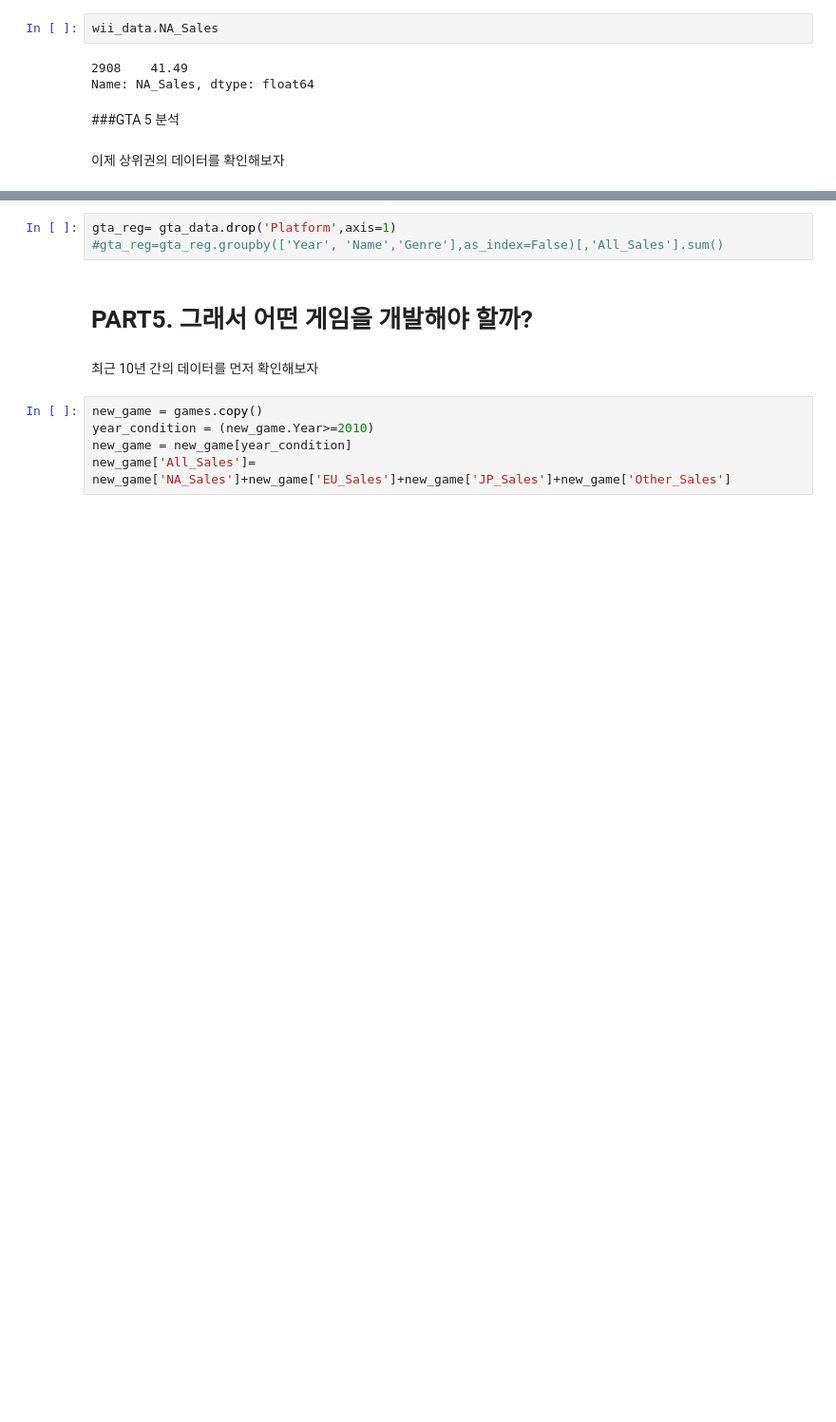
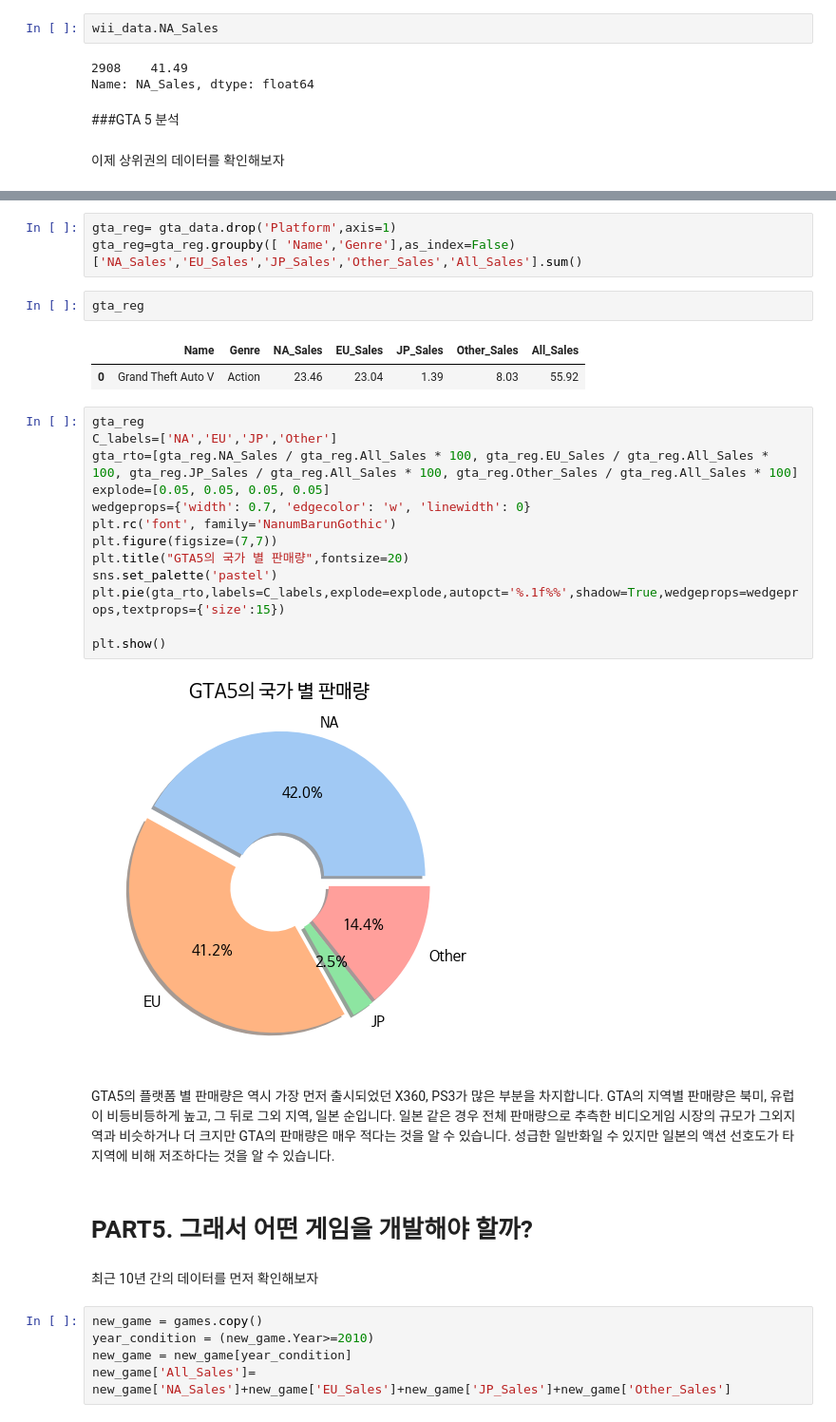
Before and after one commit to okok7272/CodeStatesProject, a Jupyter notebook: Section1/Project1_game_trends.ipynb, the cells around one changed output, grey strips where cells are left out. Shown at 95% size. Drawn from its saved outputs; the diff is of its cells as text; blank space fills up the shorter version.

```diff
--- a/Section1/Project1_game_trends.ipynb
+++ b/Section1/Project1_game_trends.ipynb
@@ -1135,6 +1136,30 @@ plt.pie(gta_data.All_Sales, labels=gta_data.Platform,explode=explode,autopct='%.
 # %%
 gta_reg= gta_data.drop('Platform',axis=1)
-#gta_reg=gta_reg.groupby(['Year', 'Name','Genre'],as_index=False)[,'All_Sales'].sum()
+gta_reg=gta_reg.groupby([ 'Name','Genre'],as_index=False)['NA_Sales','EU_Sales','JP_Sales','Other_Sales','All_Sales'].sum()
+# %%
+gta_reg
+# %% [output]
+|  | Name | Genre | NA_Sales | EU_Sales | JP_Sales | Other_Sales | All_Sales |
+| 0 | Grand Theft Auto V | Action | 23.46 | 23.04 | 1.39 | 8.03 | 55.92 |
+# %%
+gta_reg
+C_labels=['NA','EU','JP','Other']
+gta_rto=[gta_reg.NA_Sales / gta_reg.All_Sales * 100, gta_reg.EU_Sales / gta_reg.All_Sales * 100, gta_reg.JP_Sales / gta_reg.All_Sales * 100, gta_reg.Other_Sales / gta_reg.All_Sales * 100]
+explode=[0.05, 0.05, 0.05, 0.05]
+wedgeprops={'width': 0.7, 'edgecolor': 'w', 'linewidth': 0}
+plt.rc('font', family='NanumBarunGothic')
+plt.figure(figsize=(7,7))
+plt.title("GTA5의 국가 별 판매량",fontsize=20)
+sns.set_palette('pastel')
+plt.pie(gta_rto,labels=C_labels,explode=explode,autopct='%.1f%%',shadow=True,wedgeprops=wedgeprops,textprops={'size':15})
+
+plt.show()
+# %% [output]
+[figure, added]
+# %% [markdown]
+GTA5의 플랫폼 별 판매량은 역시 가장 먼저 출시되었던 X360, PS3가 많은 부분을 차지합니다.
+GTA의 지역별 판매량은 북미, 유럽이 비등비등하게 높고, 그 뒤로 그외 지역, 일본 순입니다.
+일본 같은 경우 전체 판매량으로 추측한 비디오게임 시장의 규모가 그외지역과 비슷하거나 더 크지만 GTA의 판매량은 매우 적다는 것을 알 수 있습니다. 성급한 일반화일 수 있지만 일본의 액션 선호도가 타 지역에 비해 저조하다는 것을 알 수 있습니다.
 # %% [markdown]
 # PART5. 그래서 어떤 게임을 개발해야 할까?
 # %% [markdown]
```
Also changed, not shown: parts of 6 cells of this notebook.
